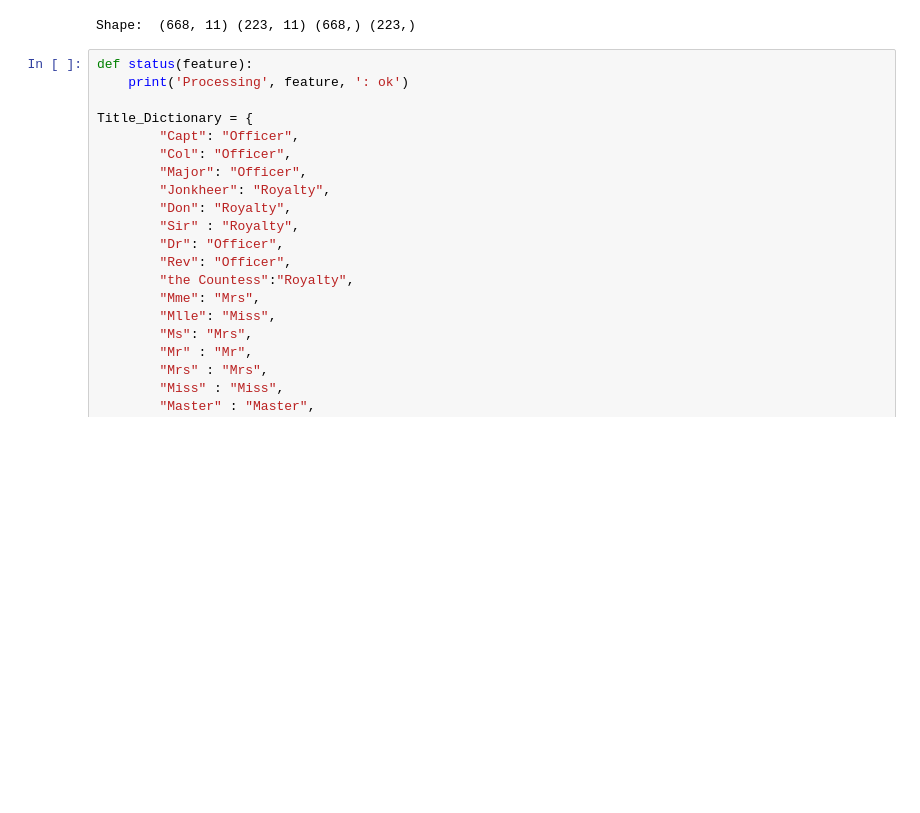
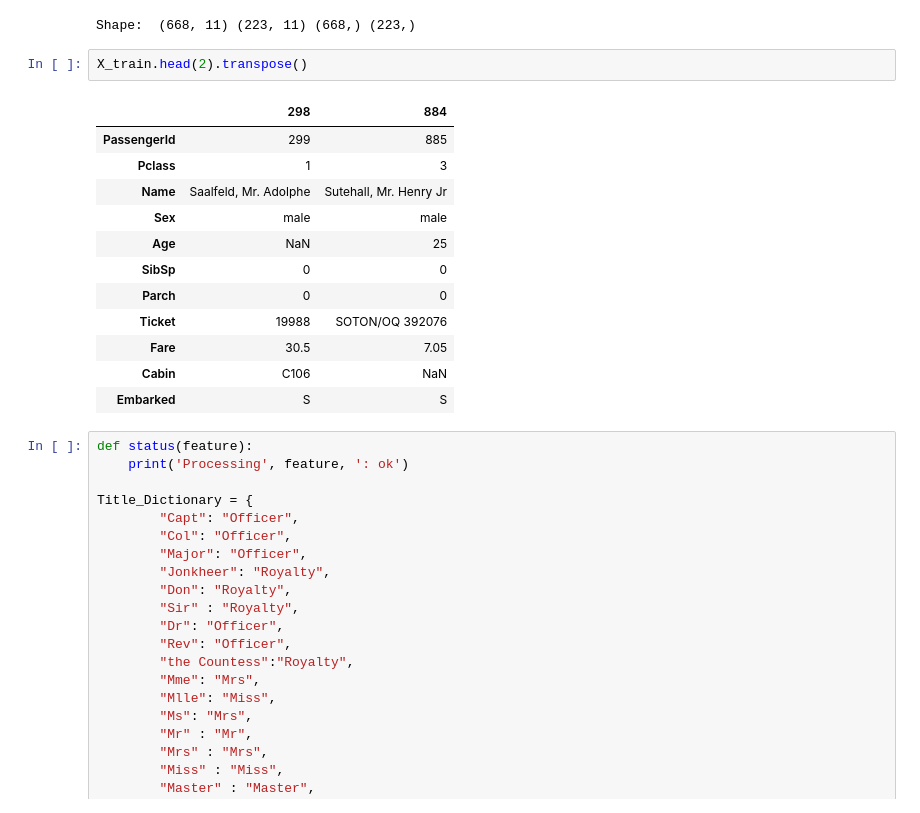
Before and after one commit to pedrocarvalhodev/skyde, a Jupyter notebook: notebooks/report.ipynb, the cells around one changed output. Cells and saved outputs as stored; diff of their text form; blank space fills up the shorter version.

Commit message:
changed names and working

```diff
--- a/notebooks/report.ipynb
+++ b/notebooks/report.ipynb
@@ -26,6 +26,21 @@ X_train, X_test, y_train, y_test = train_test_split(train[X], train[y], test_siz
 print("Shape: ", X_train.shape, X_test.shape, y_train.shape, y_test.shape)
 # %% [output]
 Shape:  (668, 11) (223, 11) (668,) (223,)
+# %%
+X_train.head(2).transpose()
+# %% [output]
+|  | 298 | 884 |
+| PassengerId | 299 | 885 |
+| Pclass | 1 | 3 |
+| Name | Saalfeld, Mr. Adolphe | Sutehall, Mr. Henry Jr |
+| Sex | male | male |
+| Age | NaN | 25 |
+| SibSp | 0 | 0 |
+| Parch | 0 | 0 |
+| Ticket | 19988 | SOTON/OQ 392076 |
+| Fare | 30.5 | 7.05 |
+| Cabin | C106 | NaN |
+| Embarked | S | S |
 # %%
 def status(feature):
     print('Processing', feature, ': ok')
```
Also changed, not shown: 3 other files.
